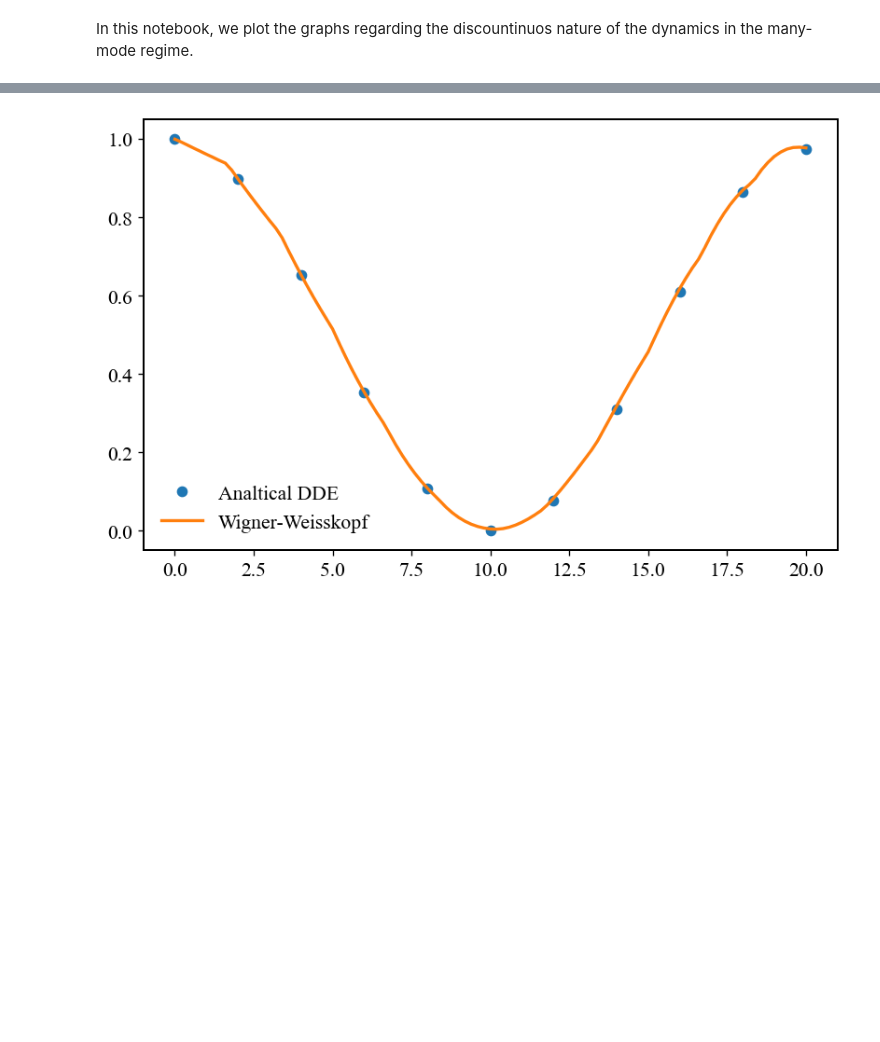
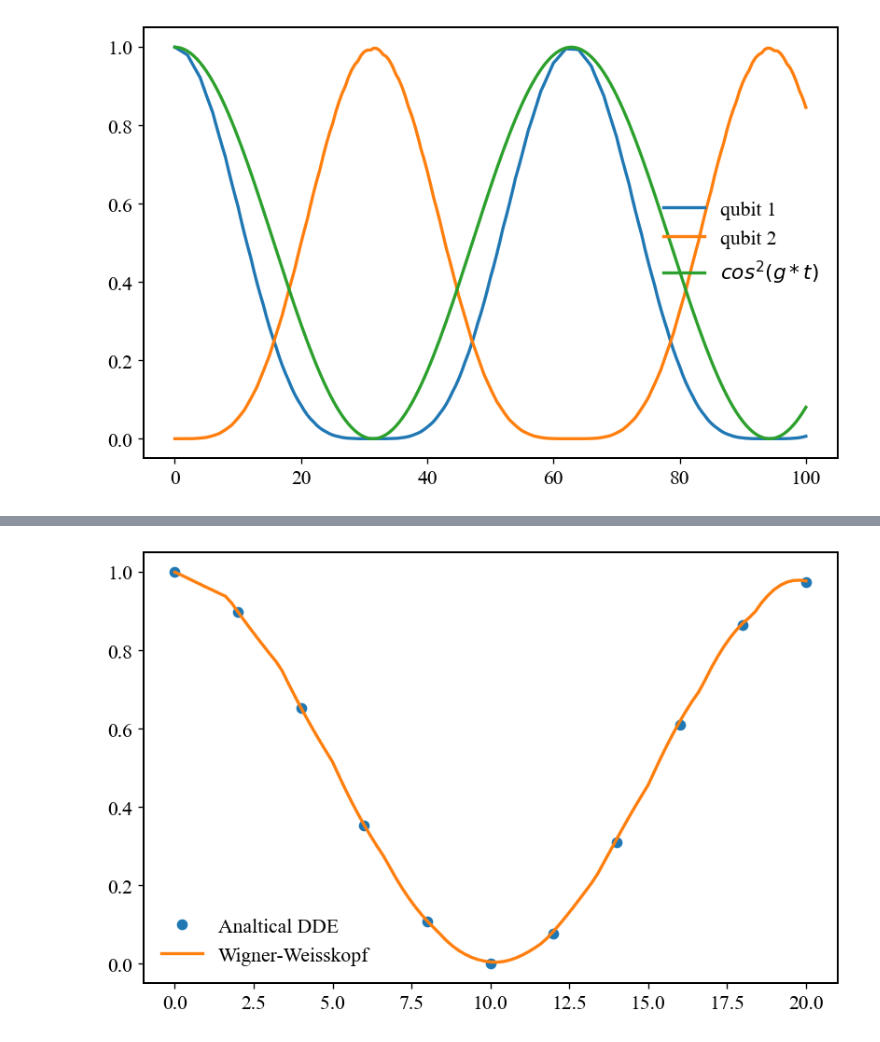
Before and after one commit to Taitoos2/non_markovian_qubit_swap, a Jupyter notebook: Idea_1.ipynb, the cells around one changed output, grey strips where cells are left out. Drawn from its saved outputs; the diff is of its cells as text; code cells hidden in the pictures; blank space fills up the shorter version.

```diff
--- a/Idea_1.ipynb
+++ b/Idea_1.ipynb
@@ -6,5 +6,25 @@ from qnetwork.multiphoton_ww import EmittersInWaveguideMultiphotonWW
 from qnetwork.tools import set_plot_style
 
 set_plot_style()
-# %% [markdown]
-In this notebook, we plot the graphs regarding the discountinuos nature of the dynamics in the many-mode regime.
+# %%
+gamma= 0.01
+L=2
+c=1
+positions=[0,L/2]
+Delta=50.0
+
+setup_ww=EmittersInWaveguideMultiphotonWW(positions=positions,gamma=gamma,Delta=Delta,L=L,c=c,setup=Waveguide.Ring)
+# %%
+t_ww,pop_ww=setup_ww.evolve(100,201,"10")
+pop_ww=pop_ww.T
+# %%
+tau = 2*L/c
+
+plt.plot(t_ww,pop_ww[0],label='qubit 1')
+plt.plot(t_ww,pop_ww[1],label='qubit 2')
+plt.plot(t,np.cos(np.sqrt(gamma/(tau))*t)**2,label=r"$cos^{2}(g*t)$")
+plt.legend()
+plt.grid()
+plt.show()
+# %% [output]
+[figure, added]
```
Also changed, not shown: parts of 5 cells of this notebook.
